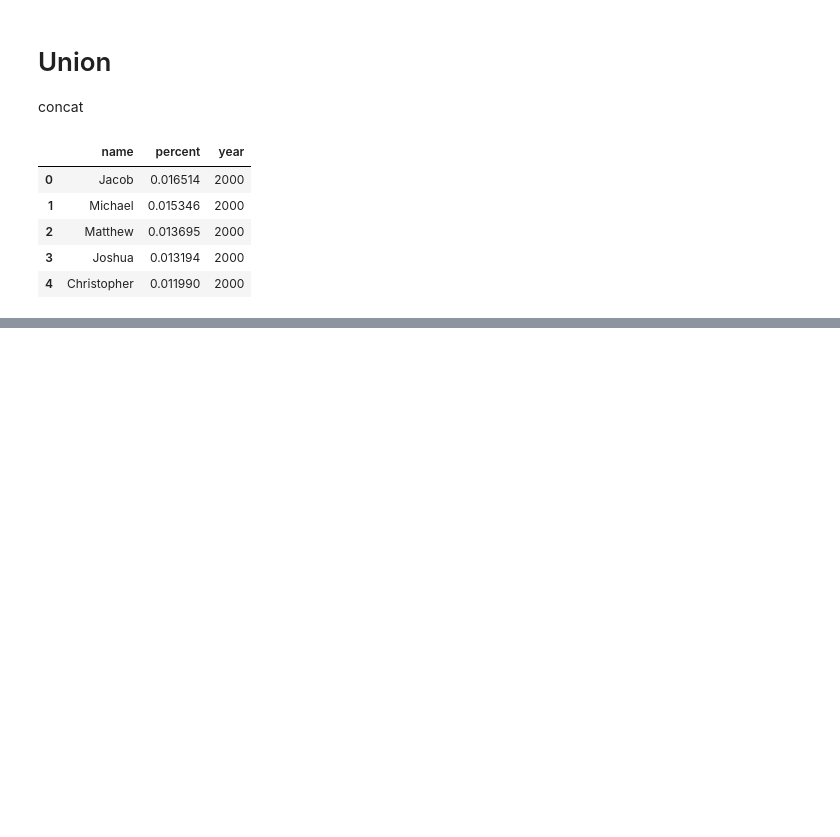
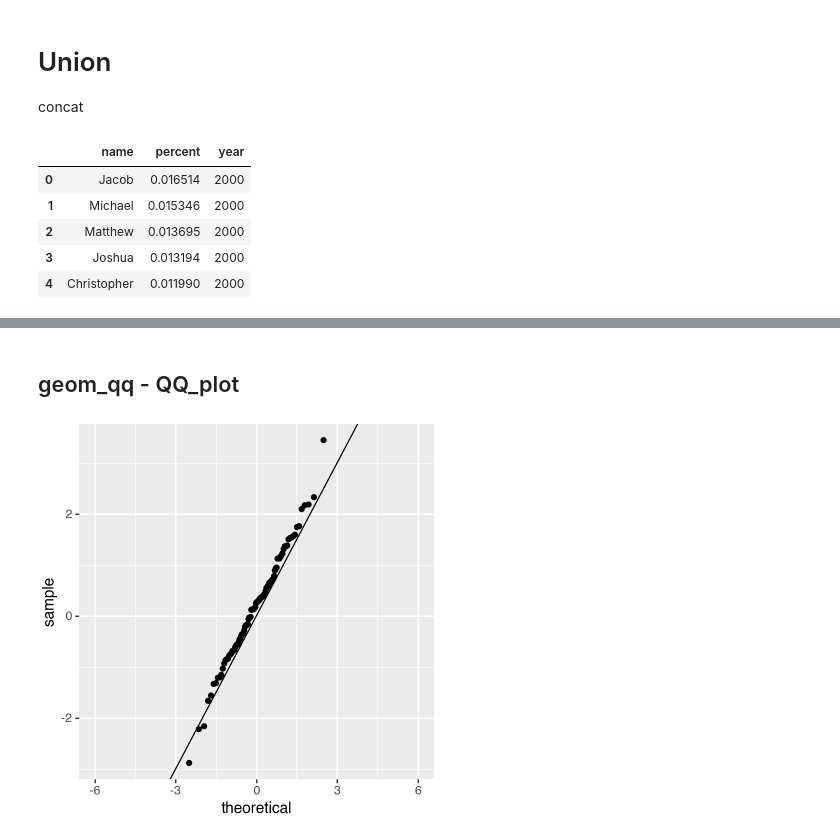
Before and after one commit to ulasuregen/Data-Analysis-and-Visualization-in-Python, a Jupyter notebook: Exercises/generalNotes.ipynb, the cells around one changed output, grey strips where cells are left out. Saved outputs shown, nothing was run; the diff lists cells and outputs as text; code cells hidden in the pictures; blank space fills up the shorter version.

```diff
--- a/Exercises/generalNotes.ipynb
+++ b/Exercises/generalNotes.ipynb
@@ -249,0 +319,17 @@ df.head()
+# %% [markdown]
+## geom_qq - QQ_plot
+# %%
+np.random.seed(525)
+
+points = np.random.normal(loc = 0, scale = 1, size = 100)
+dt = pd.DataFrame({'points':points})
+
+(
+    ggplot(dt, aes(sample = 'points')) +
+    geom_qq() +
+    geom_abline(slope = 1, intercept = 0) +
+    xlim(-6,6) +
+    theme(figure_size=(4,4))
+)
+# %% [output]
+[figure, added]
```
Also changed, not shown: parts of 41 cells of this notebook, 4 other files.
